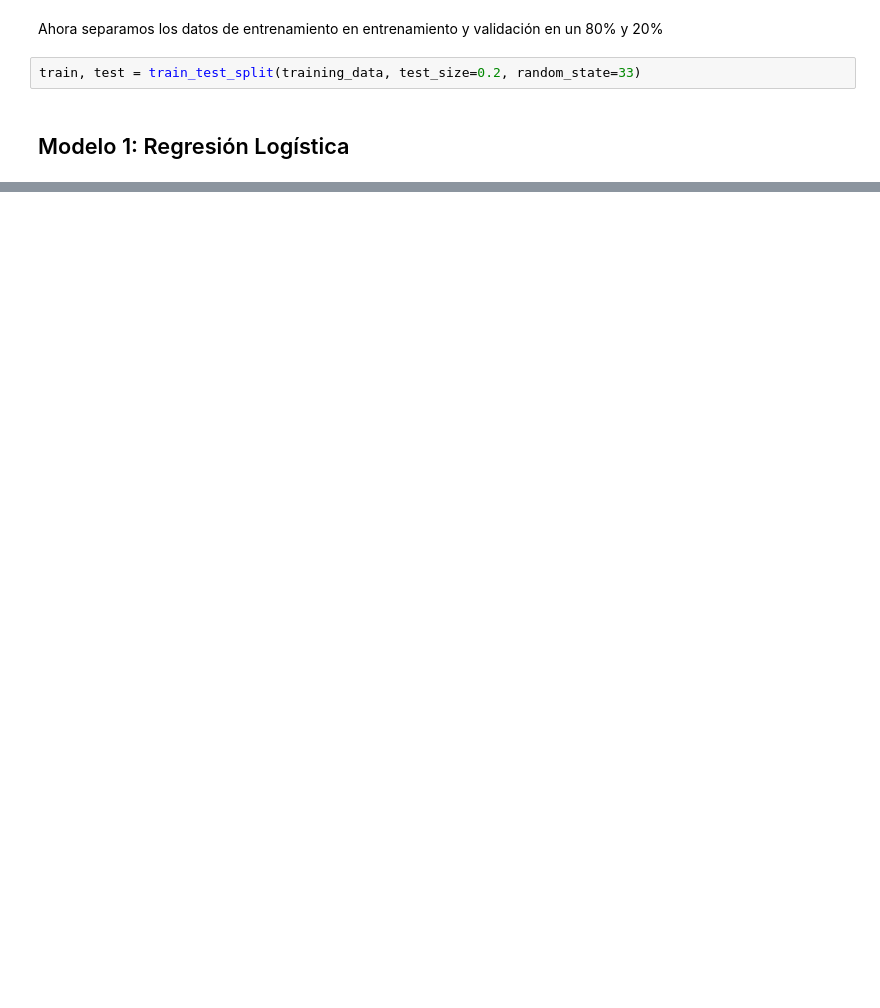
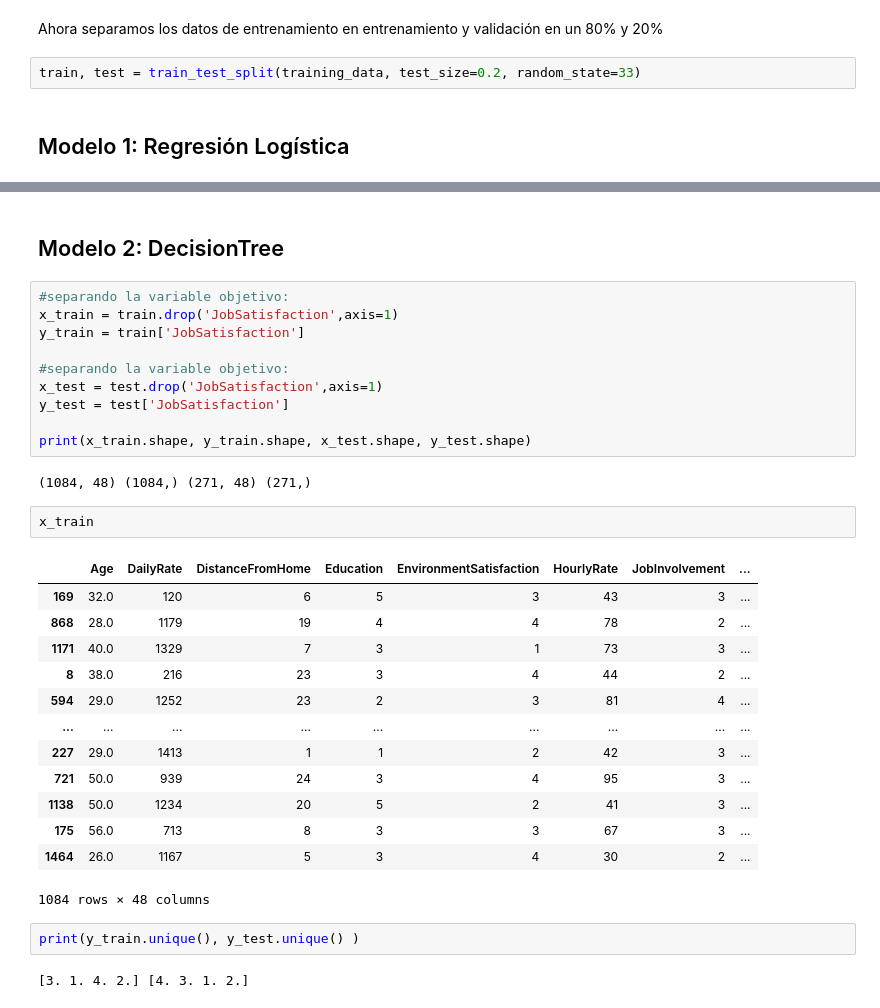
Before and after one commit to davidpolme/Taller3-DataScience, a Jupyter notebook: CDA_Taller3.ipynb, the cells around one changed output, grey strips where cells are left out. Saved outputs shown, nothing was run; the diff lists cells and outputs as text; blank space fills up the shorter version.

Commit message:
feat: primeros modelos

```diff
--- a/CDA_Taller3.ipynb
+++ b/CDA_Taller3.ipynb
@@ -1395,0 +1434,34 @@ La regresión logística requiere realizar normalización de los datos:
+# %% [markdown]
+## Modelo 2: DecisionTree
+# %%
+#separando la variable objetivo:
+x_train = train.drop('JobSatisfaction',axis=1)
+y_train = train['JobSatisfaction']
+
+#separando la variable objetivo:
+x_test = test.drop('JobSatisfaction',axis=1)
+y_test = test['JobSatisfaction']
+
+print(x_train.shape, y_train.shape, x_test.shape, y_test.shape)
+# %% [output]
+(1084, 48) (1084,) (271, 48) (271,)
+# %%
+x_train
+# %% [output]
+|  | Age | DailyRate | DistanceFromHome | Education | EnvironmentSatisfaction | HourlyRate | JobInvolvement | ... |
+| 169 | 32.0 | 120 | 6 | 5 | 3 | 43 | 3 | ... |
+| 868 | 28.0 | 1179 | 19 | 4 | 4 | 78 | 2 | ... |
+| 1171 | 40.0 | 1329 | 7 | 3 | 1 | 73 | 3 | ... |
+| 8 | 38.0 | 216 | 23 | 3 | 4 | 44 | 2 | ... |
+| 594 | 29.0 | 1252 | 23 | 2 | 3 | 81 | 4 | ... |
+| ... | ... | ... | ... | ... | ... | ... | ... | ... |
+| 227 | 29.0 | 1413 | 1 | 1 | 2 | 42 | 3 | ... |
+| 721 | 50.0 | 939 | 24 | 3 | 4 | 95 | 3 | ... |
+| 1138 | 50.0 | 1234 | 20 | 5 | 2 | 41 | 3 | ... |
+| 175 | 56.0 | 713 | 8 | 3 | 3 | 67 | 3 | ... |
+| 1464 | 26.0 | 1167 | 5 | 3 | 4 | 30 | 2 | ... |
+1084 rows × 48 columns
+# %%
+print(y_train.unique(), y_test.unique() )
+# %% [output]
+[3. 1. 4. 2.] [4. 3. 1. 2.]
```
Also changed, not shown: parts of 62 cells of this notebook.
